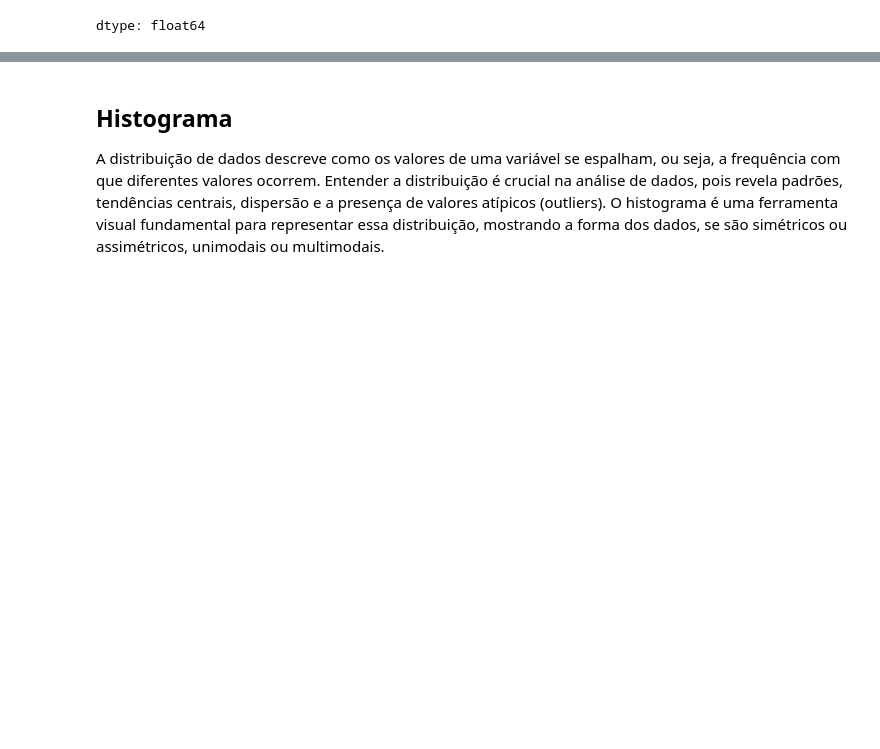
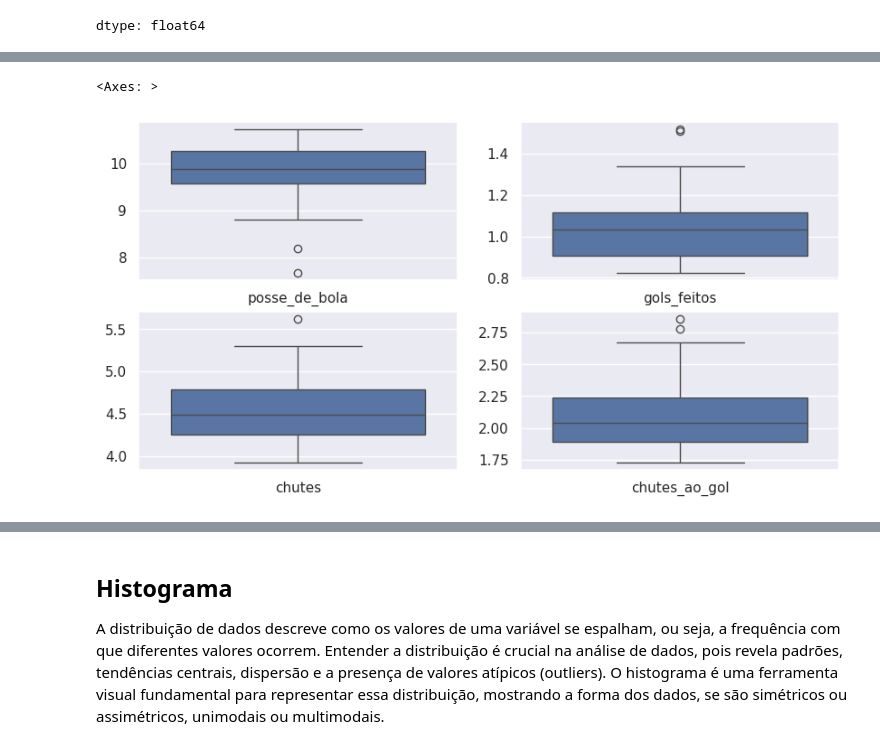
Before and after one commit to guilhermer1/mvp_AnaliseDeDados, a Jupyter notebook: Análise_de_Dados_e_Boas_Práticas-LaLiga.ipynb, the cells around one changed output, grey strips where cells are left out. Cells and saved outputs as stored; diff of their text form; code cells hidden in the pictures; blank space fills up the shorter version.

```diff
--- a/Análise_de_Dados_e_Boas_Práticas-LaLiga.ipynb
+++ b/Análise_de_Dados_e_Boas_Práticas-LaLiga.ipynb
@@ -265,0 +320,16 @@ dtype: float64
+# %%
+### BOXPLOT dos desvios padrão por clube
+fig, axes = plt.subplots(2, 2, figsize=(10, 5))
+
+desvio_gols_feitos = laliga.groupby('clube')[['gols_feitos']].std();
+desvio_posse_de_bola = laliga.groupby('clube')[['posse_de_bola']].std();
+desvio_chutes = laliga.groupby('clube')[['chutes']].std();
+desvio_chutes_ao_gol = laliga.groupby('clube')[[ 'chutes_ao_gol']].std();
+
+sns.boxplot(data=desvio_posse_de_bola, ax=axes[0,0])
+sns.boxplot(data=desvio_gols_feitos, ax=axes[0,1])
+sns.boxplot(data=desvio_chutes, ax=axes[1,0])
+sns.boxplot(data=desvio_chutes_ao_gol, ax=axes[1,1])
+# %% [output]
+<Axes: >
+[figure, added]
```
Also changed, not shown: parts of 21 cells of this notebook.
